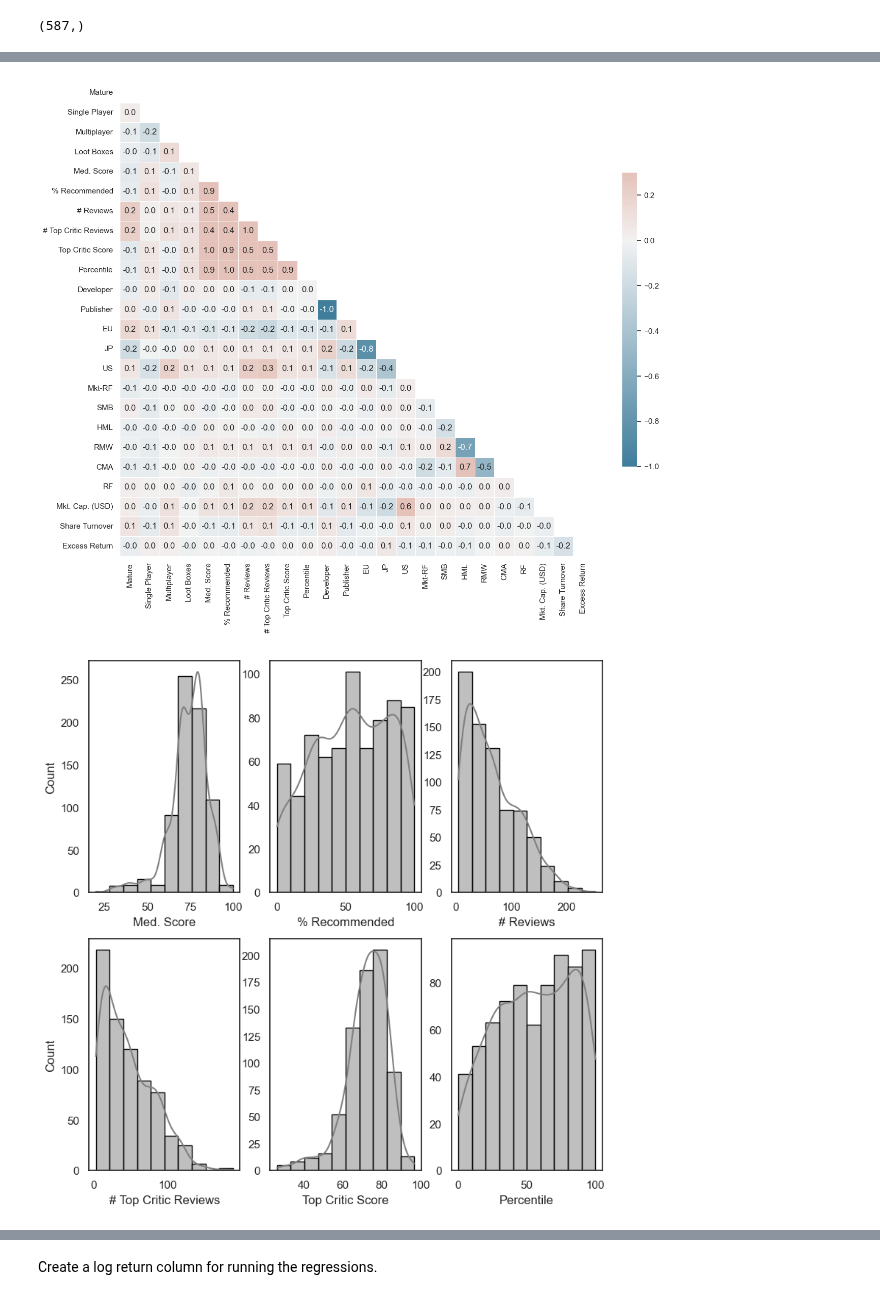
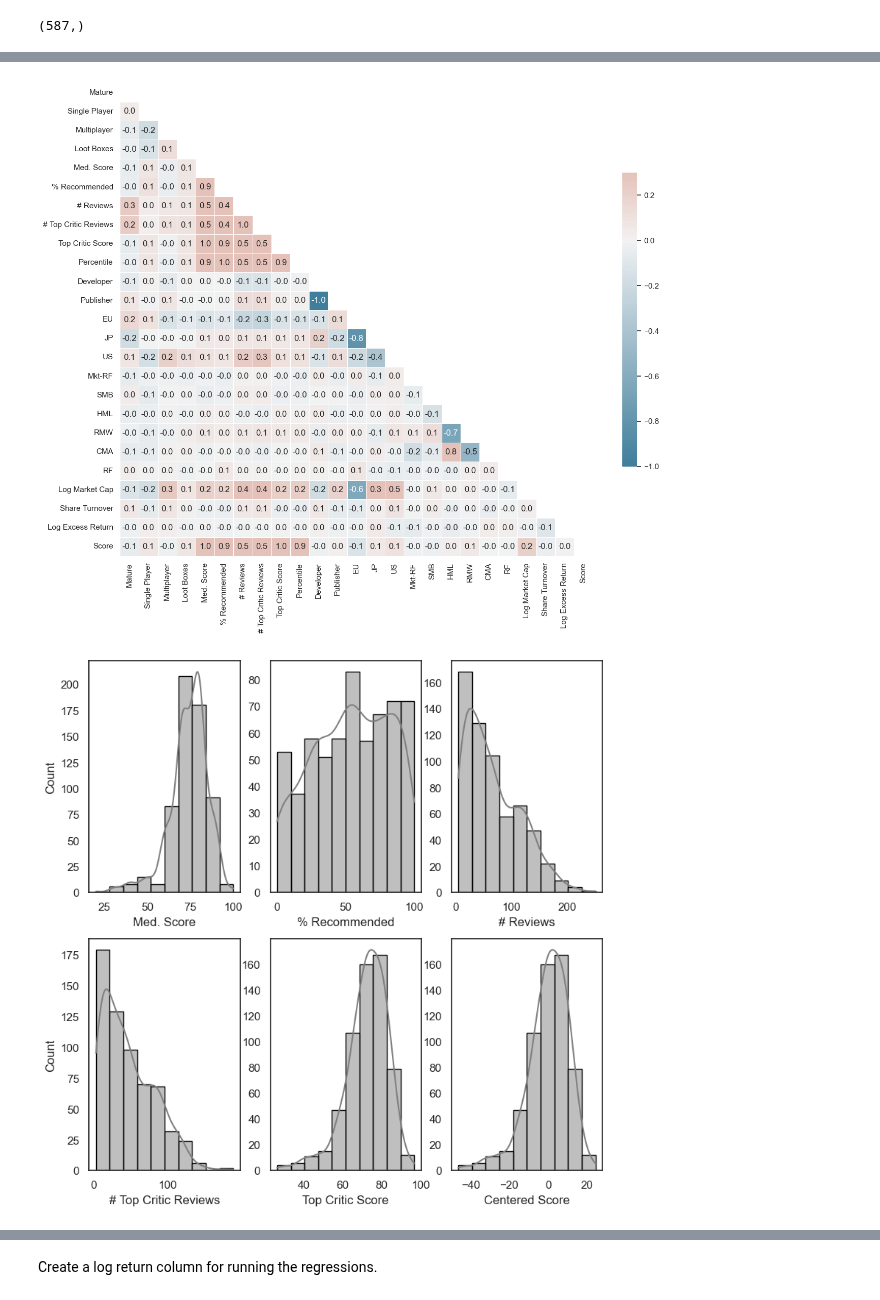
Before and after one commit to c0nn0rstevens/video-game-review-scores-returns-thesis, a Jupyter notebook: cross_sectional_regressions.ipynb, the cells around one changed output, grey strips where cells are left out. Saved outputs shown, nothing was run; the diff lists cells and outputs as text; code cells hidden in the pictures.

```diff
--- a/cross_sectional_regressions.ipynb
+++ b/cross_sectional_regressions.ipynb
@@ -114,12 +119,21 @@ games_returns_release_df['name'].unique().shape
 # %% [output]
 (587,)
 # %%
-games_returns_release_df['sizeMedianScore'] = games_returns_release_df['mkt_cap_usd'] * games_returns_release_df['medianScore']
+games_returns_release_df['sizeMedianScore'] = games_returns_release_df['log_mkt_cap'] * games_returns_release_df['medianScore']
 games_returns_release_df['turnoverMedianScore'] = games_returns_release_df['volume_to_shares_outstanding'] * games_returns_release_df['medianScore']
-games_returns_release_df['sizeTopCriticScore'] = games_returns_release_df['mkt_cap_usd'] * games_returns_release_df['topCriticScore']
+games_returns_release_df['sizeTopCriticScore'] = games_returns_release_df['log_mkt_cap'] * games_returns_release_df['topCriticScore']
 games_returns_release_df['turnoverTopCriticScore'] = games_returns_release_df['volume_to_shares_outstanding'] * games_returns_release_df['topCriticScore']
 games_returns_release_df['numMedianScore'] = games_returns_release_df['numTopCriticReviews'] * games_returns_release_df['topCriticScore']
 games_returns_release_df['numTopCriticScore'] = games_returns_release_df['numReviews'] * games_returns_release_df['medianScore']
+# %%
+# Drop duplicate observations.
+duplicate = games_returns_release_df[games_returns_release_df.duplicated(['name', 'numReviews', 'medianScore', 'stock_id', 'dist', 'excess_return', 'hml', 'smb', 'date'])]
+games_returns_release_df = games_returns_release_df.drop(duplicate.index)
+# %%
+# Create de-meaned topCriticScore.
+games_returns_release_df['de_mean_score'] = games_returns_release_df['topCriticScore'] - np.mean(games_returns_release_df['topCriticScore'])
+games_returns_release_df['std_score'] = games_returns_release_df['de_mean_score'] / np.std(games_returns_release_df['topCriticScore'])
+games_returns_release_df['log_excess_ret'] = np.log(games_returns_release_df['excess_return'] + 1)
 # %%
 # Plot missing data.
 %matplotlib inline
@@ -317,28 +363,3 @@ ax.plot(xseq, a + b * xseq, color="k", lw=2.5)
-# %%
-corr_matrix = games_returns_release_df[['mature',
-                          'single_player',
-                          'multiplayer',
-                          'hasLootBoxes',
-                          'medianScore',
-                          'percentRecommended',
-                          'numReviews',
-                          'numTopCriticReviews',
-                          'topCriticScore',
-                          'percentile',
-                          'developer',
-                          'publisher',
-                          'eu',
-                          'jp',
-                          'us',
-                          'mkt-rf',
-                          'smb',
-                          'hml',
-                          'rmw',
-                          'cma',
-                          'rf',
-                          'mkt_cap_usd',
-                          'volume_to_shares_outstanding',
-                          'excess_return']][games_returns_release_df['excess_return'] < 3].corr()
 # %%
 sns.set_theme(style="white")
 
@@ -364,37 +385,38 @@ label = [
         'RMW',
         'CMA',
         'RF',
-        'Mkt. Cap. (USD)',
+        'Log Market Cap',
         'Share Turnover',
-        'Excess Return'
+        'Log Excess Return',
+        'Score'
         ]
 # Generate a mask for the upper triangle
 mask = np.triu(np.ones_like(corr_matrix, dtype=bool))
 
 # Set up the matplotlib figure
 f, ax = plt.subplots(figsize=(15, 15))
 
 # Generate a custom diverging colormap
 cmap = sns.diverging_palette(230, 20, as_cmap=True)
 
 # Draw the heatmap with the mask and correct aspect ratio
 sns.heatmap(
     corr_matrix,
     mask=mask,
     cmap=cmap,
     vmax=.3,
     center=0,
     square=True,
     linewidths=.5,
     cbar_kws={"shrink": .5},
     xticklabels=label,
     yticklabels=label,
     annot=True,
     fmt=".1f"
       )
 f.savefig('correlation_matrix_heatmap.png')
 # %% [output]
-[figure, old version]
+[figure, new version]
 # %%
 def subplot_hist(df, variables, num_columns, x_labels, share_y_axis, image_name, **kwargs):
 
@@ -464,7 +486,7 @@ subplot_hist(
         'numReviews',
         'numTopCriticReviews',
         'topCriticScore',
-        'percentile'
+        'de_mean_score'
         ],
     num_columns=3,
     x_labels=[
@@ -473,7 +495,7 @@ subplot_hist(
         '# Reviews',
         '# Top Critic Reviews',
         'Top Critic Score',
-        'Percentile'
+        'Centered Score'
         ],
     share_y_axis=False,
     bins=10,
@@ -481,5 +503,5 @@ subplot_hist(
     y_label_plots=[0,3]
     )
 # %% [output]
-[figure, old version]
+[figure, new version]
 # %%
```
Also changed, not shown: parts of 43 cells of this notebook, 13 other files.
